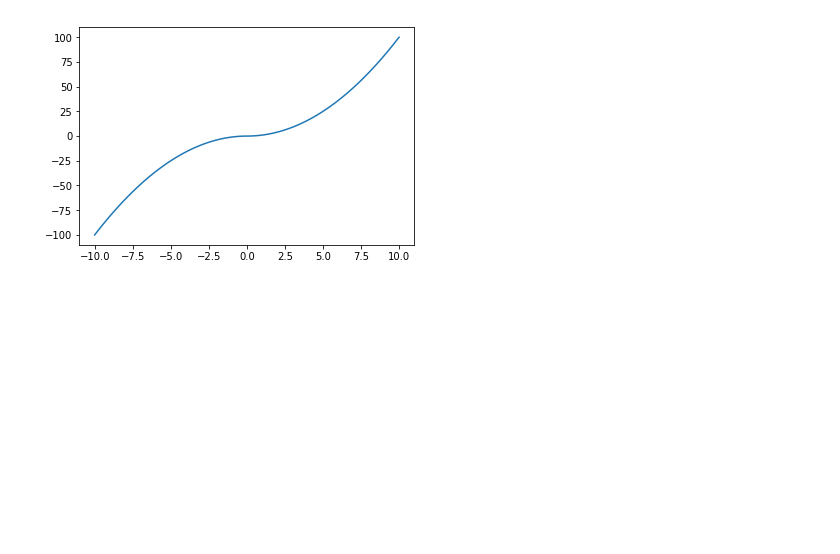
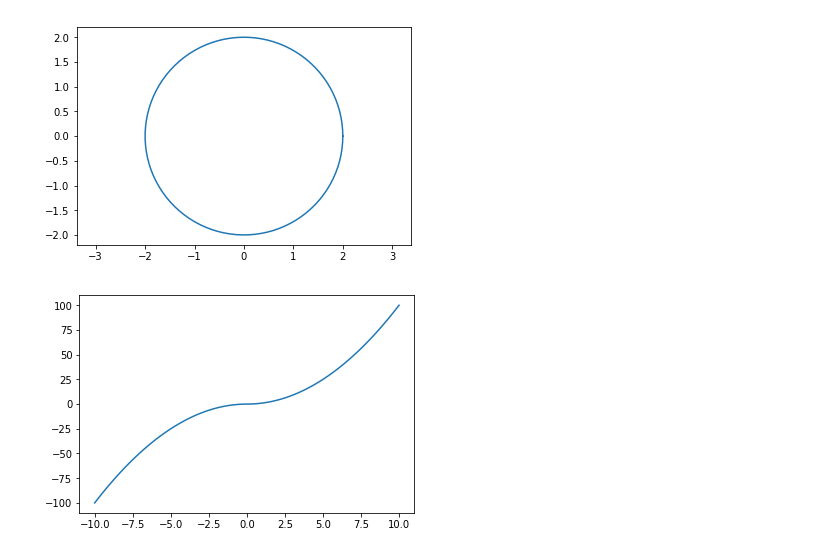
Before and after one commit to wuling31715/Mathematics, a Jupyter notebook: 20181015.ipynb, the cells around one changed output. Cells and saved outputs as stored; diff of their text form; code cells hidden in the pictures; blank space fills up the shorter version.

```diff
--- a/20181015.ipynb
+++ b/20181015.ipynb
@@ -5,3 +6,14 @@ import sympy as sp
+# %%
+r = 2
+a, b = (0, 0)
+theta = np.linspace(0, 2 * np.pi, 100)
+x = a + r * np.cos(theta)
+y = b + r * np.sin(theta)
+plt.plot(x, y)
+plt.axis('equal')
+plt.show()
+# %% [output]
+[figure, added]
 # %%
 def function(x):
     if x >= 0:
```
Also changed, not shown: parts of 7 cells of this notebook.
